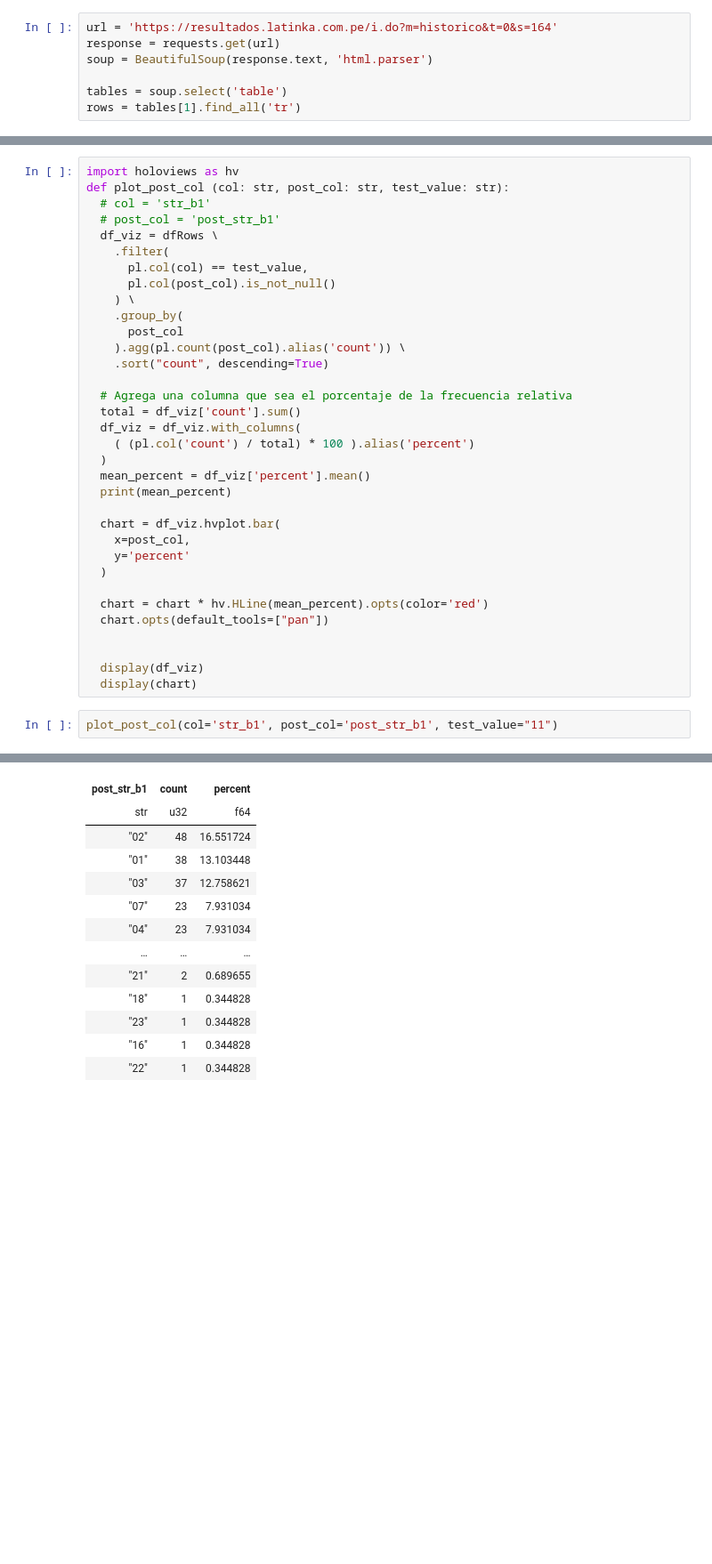
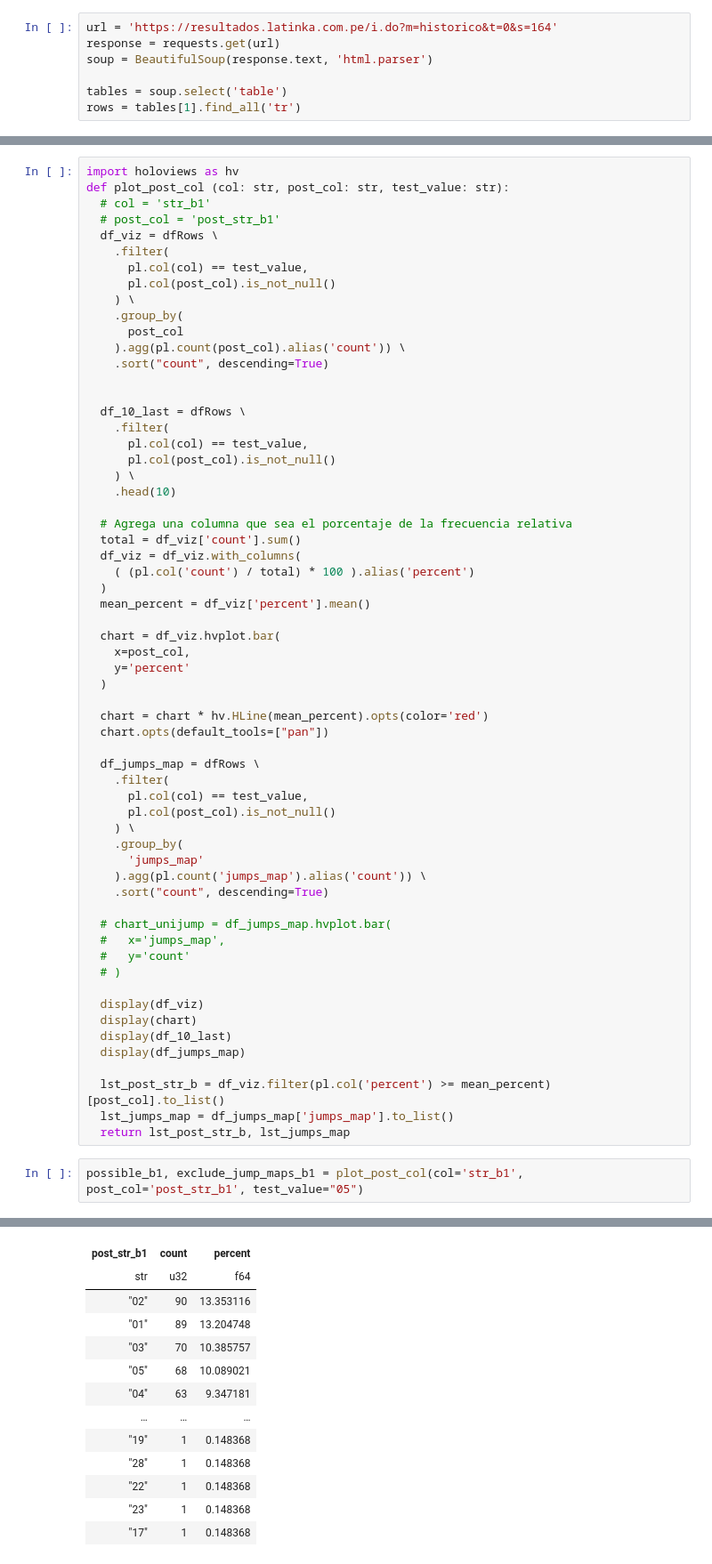
Before and after one commit to coins5/tinkapp.v4, a Jupyter notebook: explore_bolillas_v3_GN.ipynb, the cells around one changed output, grey strips where cells are left out. Shown at 89% size. Cells and saved outputs as stored; diff of their text form; blank space fills up the shorter version.

```diff
--- a/explore_bolillas_v3_GN.ipynb
+++ b/explore_bolillas_v3_GN.ipynb
@@ -126,13 +126,20 @@ def plot_post_col (col: str, post_col: str, test_value: str):
     ).agg(pl.count(post_col).alias('count')) \
     .sort("count", descending=True)
 
+
+  df_10_last = dfRows \
+    .filter(
+      pl.col(col) == test_value,
+      pl.col(post_col).is_not_null()
+    ) \
+    .head(10)
+
   # Agrega una columna que sea el porcentaje de la frecuencia relativa
   total = df_viz['count'].sum()
   df_viz = df_viz.with_columns(
     ( (pl.col('count') / total) * 100 ).alias('percent')
   )
   mean_percent = df_viz['percent'].mean()
-  print(mean_percent)
 
   chart = df_viz.hvplot.bar(
     x=post_col,
@@ -142,9 +149,29 @@ def plot_post_col (col: str, post_col: str, test_value: str):
   chart = chart * hv.HLine(mean_percent).opts(color='red')
   chart.opts(default_tools=["pan"])
 
+  df_jumps_map = dfRows \
+    .filter(
+      pl.col(col) == test_value,
+      pl.col(post_col).is_not_null()
+    ) \
+    .group_by(
+      'jumps_map'
+    ).agg(pl.count('jumps_map').alias('count')) \
+    .sort("count", descending=True)
+
+  # chart_unijump = df_jumps_map.hvplot.bar(
+  #   x='jumps_map',
+  #   y='count'
+  # )
 
   display(df_viz)
   display(chart)
+  display(df_10_last)
+  display(df_jumps_map)
+
+  lst_post_str_b = df_viz.filter(pl.col('percent') >= mean_percent)[post_col].to_list()
+  lst_jumps_map = df_jumps_map['jumps_map'].to_list()
+  return lst_post_str_b, lst_jumps_map
 # %%
-plot_post_col(col='str_b1', post_col='post_str_b1', test_value="11")
+possible_b1, exclude_jump_maps_b1 = plot_post_col(col='str_b1', post_col='post_str_b1', test_value="05")
 # %% [output]
@@ -153,14 +179,14 @@ shape: (22, 3)
 | post_str_b1 | count | percent |
 | str | u32 | f64 |
-| "02" | 48 | 16.551724 |
-| "01" | 38 | 13.103448 |
-| "03" | 37 | 12.758621 |
-| "07" | 23 | 7.931034 |
-| "04" | 23 | 7.931034 |
+| "02" | 90 | 13.353116 |
+| "01" | 89 | 13.204748 |
+| "03" | 70 | 10.385757 |
+| "05" | 68 | 10.089021 |
+| "04" | 63 | 9.347181 |
 | … | … | … |
-| "21" | 2 | 0.689655 |
-| "18" | 1 | 0.344828 |
-| "23" | 1 | 0.344828 |
-| "16" | 1 | 0.344828 |
-| "22" | 1 | 0.344828 |
+| "19" | 1 | 0.148368 |
+| "28" | 1 | 0.148368 |
+| "22" | 1 | 0.148368 |
+| "23" | 1 | 0.148368 |
+| "17" | 1 | 0.148368 |
 [interactive output not drawn]
```
Also changed, not shown: parts of 8 cells of this notebook, 1 other file.
